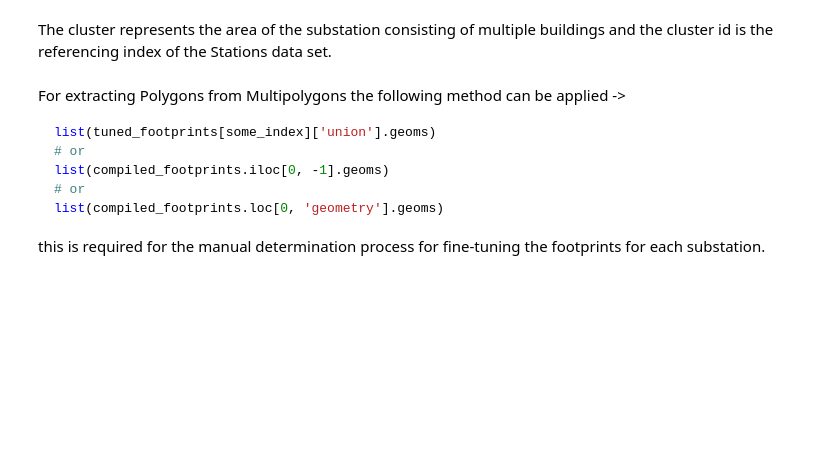
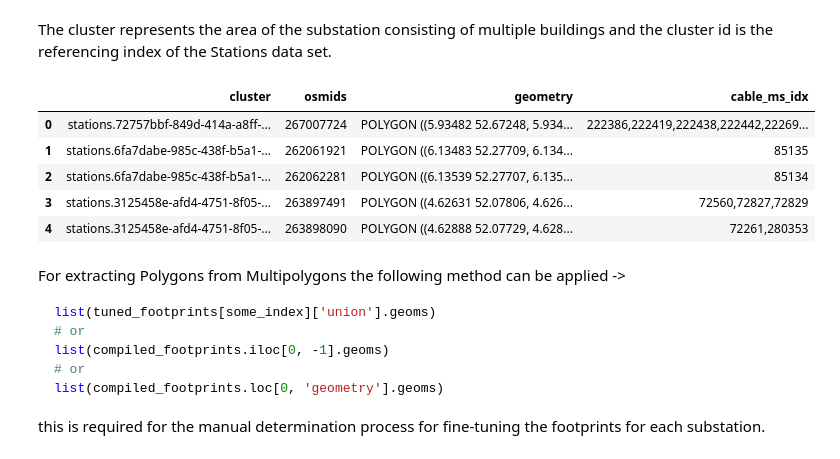
Before and after one commit to ciCciC/GeoGrids, a Jupyter notebook: notebooks/grid_reconstruction/compiling_footprint.ipynb, the cells around one changed output. Saved outputs shown, nothing was run; the diff lists cells and outputs as text; code cells hidden in the pictures; blank space fills up the shorter version.

```diff
--- a/notebooks/grid_reconstruction/compiling_footprint.ipynb
+++ b/notebooks/grid_reconstruction/compiling_footprint.ipynb
@@ -82,17 +82,21 @@ ms.iloc[0, :].geometry
 Retrieve pre-building footprints given geocode and distance
 # %%
 %%time
-%%capture
+# %%capture
 
 import warnings
 
 warnings.filterwarnings('ignore')
 
-foot_prints = []
+foot_prints = {}
 
 for idx in range(len(stations)):
     sample = stations.iloc[idx, -1]
+    station_idx = stations.iloc[idx, 0]
     coords = sample.coords
-    poi = (coords[0][1], coords[0][0])
-    foot_print = ox.geometries_from_point(poi, {"building": True}, dist=160)
-    foot_prints.append(foot_print)
+    poi = (coords[0][1], coords[0][0]) # lat, lon
+    try:
+        foot_print = ox.features_from_point(poi, {"building": True}, dist=160)
+        foot_prints[station_idx] = foot_print
+    except:
+        print(f'Not retrievable: {poi}')
@@ -121,8 +135,8 @@ EXPAND = 1e-2
 
 stop = False
 
-for idx in tqdm.tqdm_notebook(range(len(foot_prints))):
-    foot_print = foot_prints[idx]
+for idx, foot_print in tqdm.notebook.tqdm(foot_prints.items()):
+    # foot_print = foot_prints[idx].to_crs(pyproj.CRS.from_epsg(CRS))
 
     if foot_print.size == 0:
         continue
@@ -137,6 +151,7 @@ for idx in tqdm.tqdm_notebook(range(len(foot_prints))):
 
     # faster computation utilizing union + min, max strategy
     aoi_lines = ms[(ms.minx >= minx) & (ms.miny >= miny) & (ms.maxx <= maxx) & (ms.maxy <= maxy)]
+
     osmids = foot_print.reset_index()['osmid']
 
     tmp_foot_print_wrapper = dict()
@@ -173,10 +188,19 @@ The cluster represents the area of the substation consisting of multiple buildin
 # %%
 compiled_footprints = gpd.GeoDataFrame({
     'cluster': [x[0] for x in tuned_footprints.items() for _ in x[1]['osmids']],
     'osmids': [y for x in tuned_footprints.values() for y in x['osmids']],
     'geometry': [y for x in tuned_footprints.values() for y in x['geometries']],
     'cable_ms_idx': [y for x in tuned_footprints.values() for y in x['cable_ms_idx']]
 })
+
+compiled_footprints.head()
+# %% [output]
+|  | cluster | osmids | geometry | cable_ms_idx |
+| 0 | stations.72757bbf-849d-414a-a8ff-... | 267007724 | POLYGON ((5.93482 52.67248, 5.934... | 222386,222419,222438,222442,22269... |
+| 1 | stations.6fa7dabe-985c-438f-b5a1-... | 262061921 | POLYGON ((6.13483 52.27709, 6.134... | 85135 |
+| 2 | stations.6fa7dabe-985c-438f-b5a1-... | 262062281 | POLYGON ((6.13539 52.27707, 6.135... | 85134 |
+| 3 | stations.3125458e-afd4-4751-8f05-... | 263897491 | POLYGON ((4.62631 52.07806, 4.626... | 72560,72827,72829 |
+| 4 | stations.3125458e-afd4-4751-8f05-... | 263898090 | POLYGON ((4.62888 52.07729, 4.628... | 72261,280353 |
 # %% [markdown]
 For extracting Polygons from Multipolygons the following method can be applied ->
 
```
Also changed, not shown: parts of 4 cells of this notebook, 6 other files.
